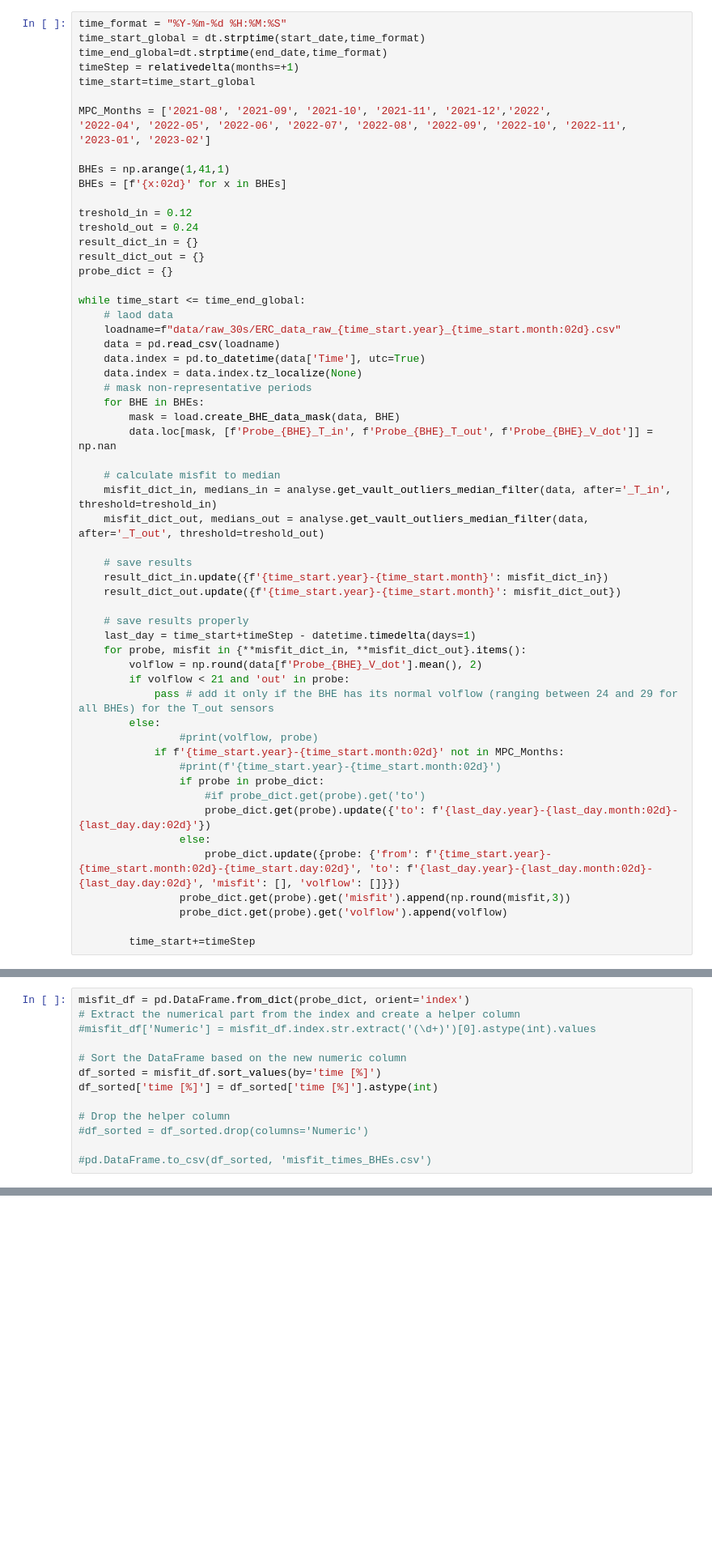
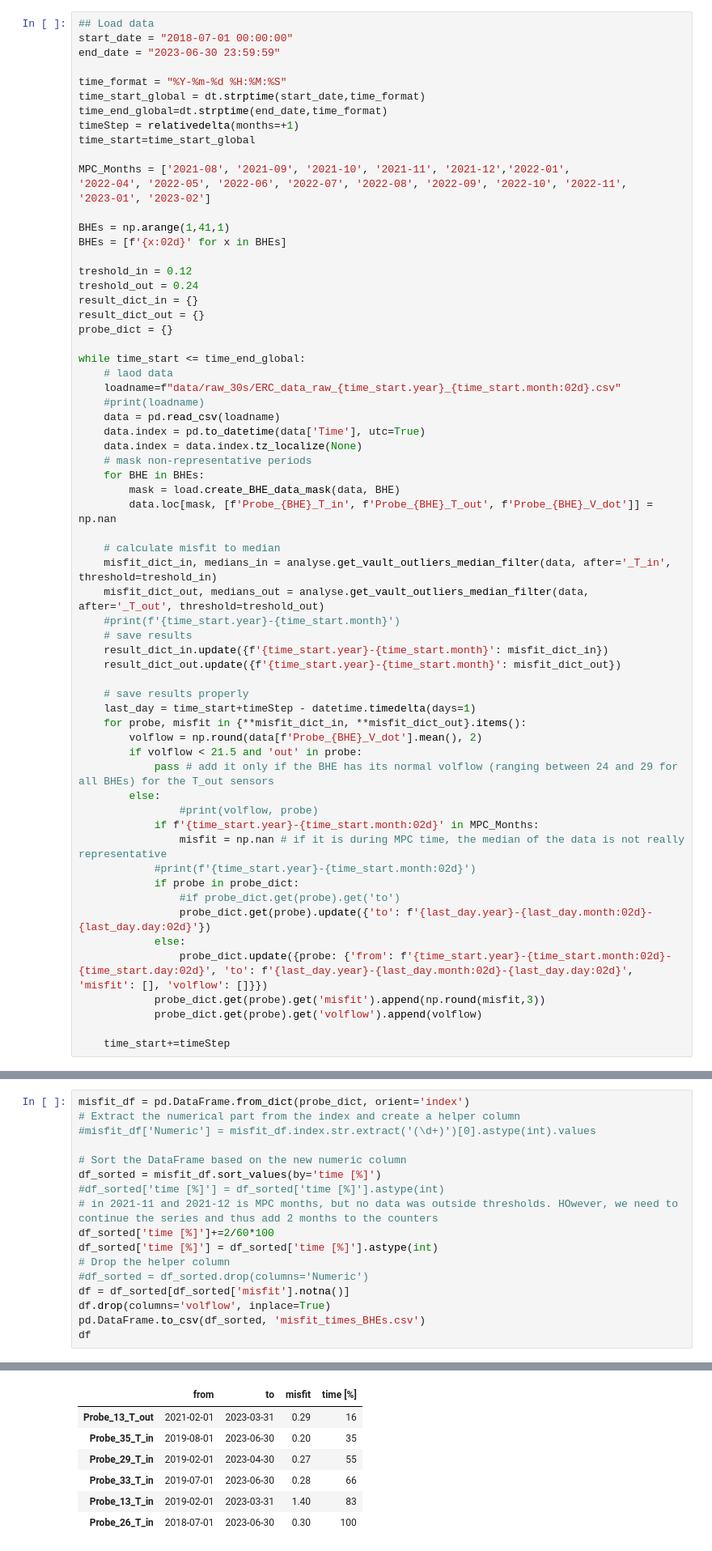
Before and after one commit to elimh/ERC_BHEfield_Data_Code, a Jupyter notebook: 3_Misfit_to_median.ipynb, the cells around one changed output, grey strips where cells are left out. Shown at 81% size. Saved outputs shown, nothing was run; the diff lists cells and outputs as text; blank space fills up the shorter version.

```diff
--- a/3_Misfit_to_median.ipynb
+++ b/3_Misfit_to_median.ipynb
@@ -36,11 +30,15 @@ end_date = "2023-07-31 23:59:59"
 # %%
+## Load data
+start_date = "2018-07-01 00:00:00"
+end_date = "2023-06-30 23:59:59"
+
 time_format = "%Y-%m-%d %H:%M:%S"
 time_start_global = dt.strptime(start_date,time_format)
 time_end_global=dt.strptime(end_date,time_format)
 timeStep = relativedelta(months=+1)
 time_start=time_start_global
 
-MPC_Months = ['2021-08', '2021-09', '2021-10', '2021-11', '2021-12','2022',
+MPC_Months = ['2021-08', '2021-09', '2021-10', '2021-11', '2021-12','2022-01',
 '2022-04', '2022-05', '2022-06', '2022-07', '2022-08', '2022-09', '2022-10', '2022-11',
 '2023-01', '2023-02']
 
@@ -56,6 +54,7 @@ probe_dict = {}
 while time_start <= time_end_global:
     # laod data
     loadname=f"data/raw_30s/ERC_data_raw_{time_start.year}_{time_start.month:02d}.csv"
+    #print(loadname)
     data = pd.read_csv(loadname)
     data.index = pd.to_datetime(data['Time'], utc=True)
     data.index = data.index.tz_localize(None)
@@ -67,7 +66,7 @@ while time_start <= time_end_global:
     # calculate misfit to median
     misfit_dict_in, medians_in = analyse.get_vault_outliers_median_filter(data, after='_T_in', threshold=treshold_in)
     misfit_dict_out, medians_out = analyse.get_vault_outliers_median_filter(data, after='_T_out', threshold=treshold_out)
-
+    #print(f'{time_start.year}-{time_start.month}')
     # save results
     result_dict_in.update({f'{time_start.year}-{time_start.month}': misfit_dict_in})
     result_dict_out.update({f'{time_start.year}-{time_start.month}': misfit_dict_out})
@@ -76,18 +75,19 @@ while time_start <= time_end_global:
     last_day = time_start+timeStep - datetime.timedelta(days=1)
     for probe, misfit in {**misfit_dict_in, **misfit_dict_out}.items():
         volflow = np.round(data[f'Probe_{BHE}_V_dot'].mean(), 2)
-        if volflow < 21 and 'out' in probe:
+        if volflow < 21.5 and 'out' in probe:
             pass # add it only if the BHE has its normal volflow (ranging between 24 and 29 for all BHEs) for the T_out sensors
         else:
                 #print(volflow, probe)
-            if f'{time_start.year}-{time_start.month:02d}' not in MPC_Months:
-                #print(f'{time_start.year}-{time_start.month:02d}')
-                if probe in probe_dict:
-                    #if probe_dict.get(probe).get('to')
-                    probe_dict.get(probe).update({'to': f'{last_day.year}-{last_day.month:02d}-{last_day.day:02d}'})
-                else:
-                    probe_dict.update({probe: {'from': f'{time_start.year}-{time_start.month:02d}-{time_start.day:02d}', 'to': f'{last_day.year}-{last_day.month:02d}-{last_day.day:02d}', 'misfit': [], 'volflow': []}})
-                probe_dict.get(probe).get('misfit').append(np.round(misfit,3))
-                probe_dict.get(probe).get('volflow').append(volflow)
+            if f'{time_start.year}-{time_start.month:02d}' in MPC_Months:
+                misfit = np.nan # if it is during MPC time, the median of the data is not really representative
+            #print(f'{time_start.year}-{time_start.month:02d}')
+            if probe in probe_dict:
+                #if probe_dict.get(probe).get('to')
+                probe_dict.get(probe).update({'to': f'{last_day.year}-{last_day.month:02d}-{last_day.day:02d}'})
+            else:
+                probe_dict.update({probe: {'from': f'{time_start.year}-{time_start.month:02d}-{time_start.day:02d}', 'to': f'{last_day.year}-{last_day.month:02d}-{last_day.day:02d}', 'misfit': [], 'volflow': []}})
+            probe_dict.get(probe).get('misfit').append(np.round(misfit,3))
+            probe_dict.get(probe).get('volflow').append(volflow)
 
-        time_start+=timeStep
+    time_start+=timeStep
@@ -150,9 +104,14 @@ misfit_df = pd.DataFrame.from_dict(probe_dict, orient='index')
 
 # Sort the DataFrame based on the new numeric column
 df_sorted = misfit_df.sort_values(by='time [%]')
+#df_sorted['time [%]'] = df_sorted['time [%]'].astype(int)
+# in 2021-11 and 2021-12 is MPC months, but no data was outside thresholds. HOwever, we need to continue the series and thus add 2 months to the counters
+df_sorted['time [%]']+=2/60*100
 df_sorted['time [%]'] = df_sorted['time [%]'].astype(int)
-
 # Drop the helper column
 #df_sorted = df_sorted.drop(columns='Numeric')
-
-#pd.DataFrame.to_csv(df_sorted, 'misfit_times_BHEs.csv')
+df = df_sorted[df_sorted['misfit'].notna()]
+df.drop(columns='volflow', inplace=True)
+pd.DataFrame.to_csv(df_sorted, 'misfit_times_BHEs.csv')
+df
+# %% [output]
@@ -158,0 +122,7 @@ df_sorted['time [%]'] = df_sorted['time [%]'].astype(int)
+|  | from | to | misfit | time [%] |
+| Probe_13_T_out | 2021-02-01 | 2023-03-31 | 0.29 | 16 |
+| Probe_35_T_in | 2019-08-01 | 2023-06-30 | 0.20 | 35 |
+| Probe_29_T_in | 2019-02-01 | 2023-04-30 | 0.27 | 55 |
+| Probe_33_T_in | 2019-07-01 | 2023-06-30 | 0.28 | 66 |
+| Probe_13_T_in | 2019-02-01 | 2023-03-31 | 1.40 | 83 |
+| Probe_26_T_in | 2018-07-01 | 2023-06-30 | 0.30 | 100 |
```
Also changed, not shown: parts of 11 cells of this notebook.
